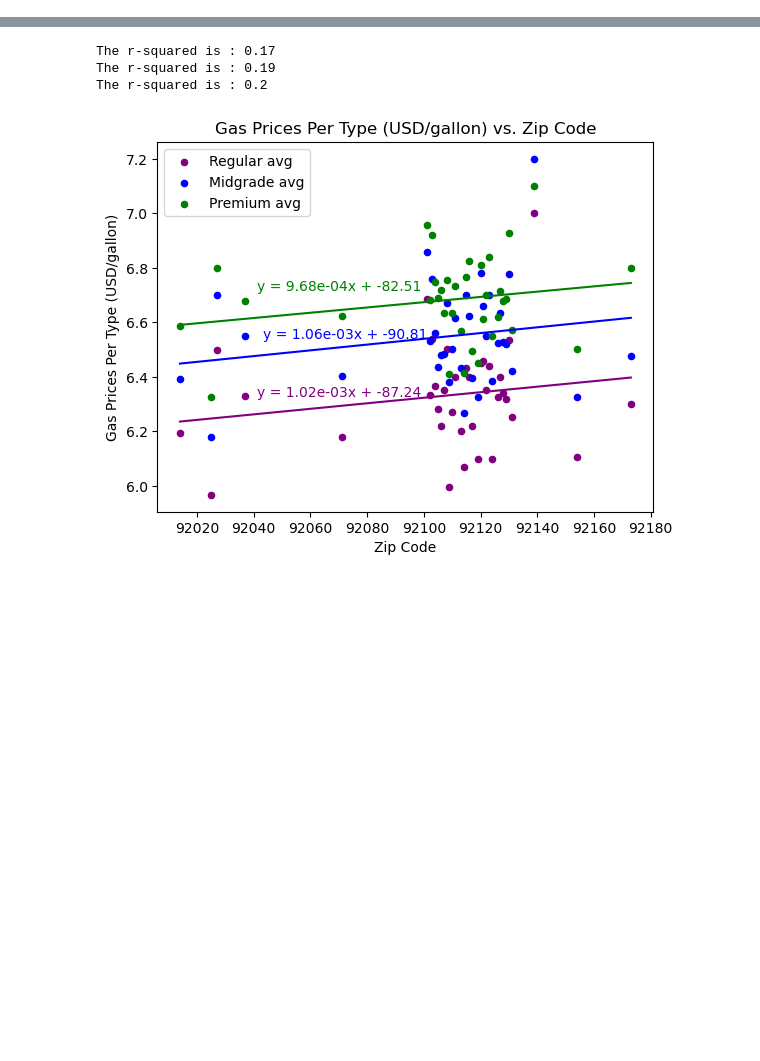
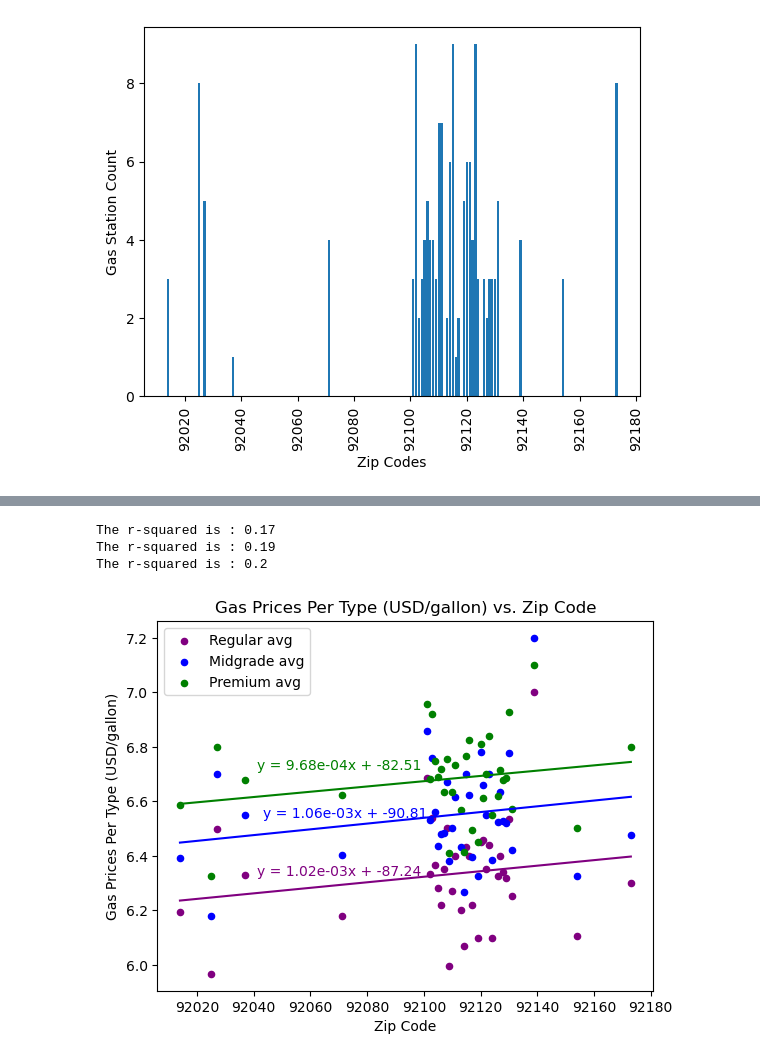
Before and after one commit to Lilnessa/Project1, a Jupyter notebook: charts.ipynb, the cells around one changed output, grey strips where cells are left out. Drawn from its saved outputs; the diff is of its cells as text; code cells hidden in the pictures; blank space fills up the shorter version.

Commit message:
saving - not completed wth graph 1

```diff
--- a/charts.ipynb
+++ b/charts.ipynb
@@ -7,0 +77,8 @@ from scipy.stats import linregress
+# %%
+plt.bar(x,y)
+plt.xlabel('Zip Codes')
+plt.ylabel('Gas Station Count')
+plt.xticks(rotation='vertical')
+plt.show()
+# %% [output]
+[figure, added]
```
Also changed, not shown: parts of 13 cells of this notebook, 2 other files.
